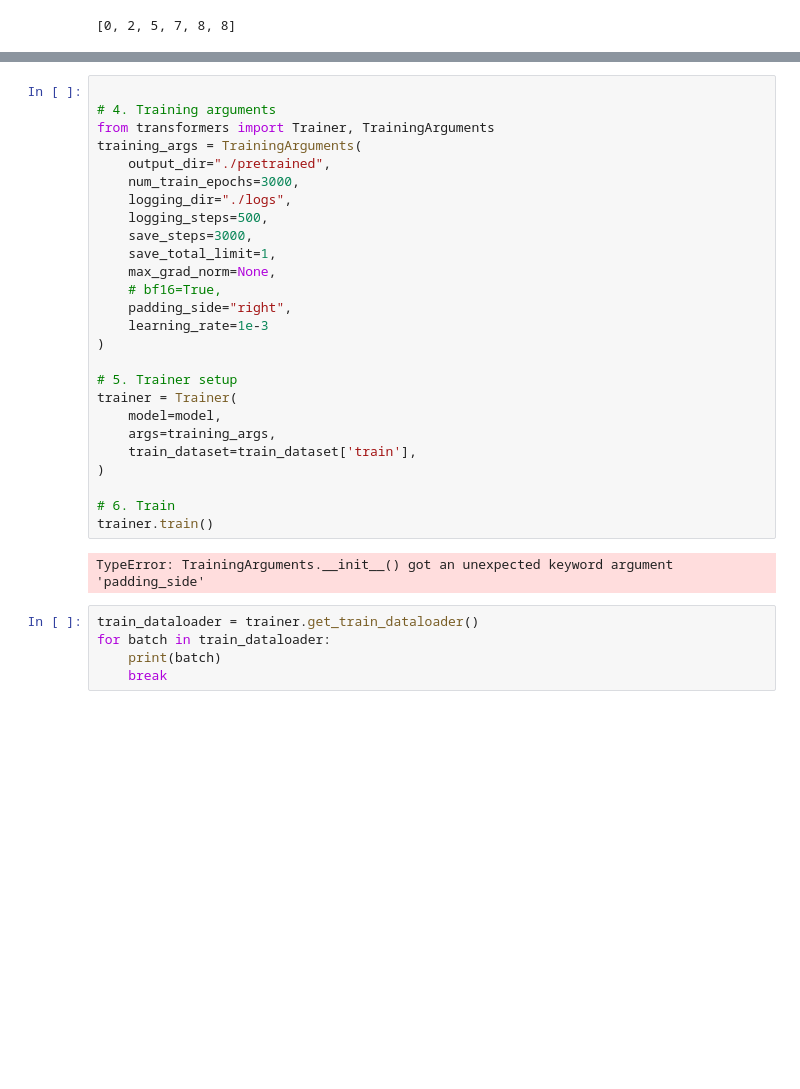
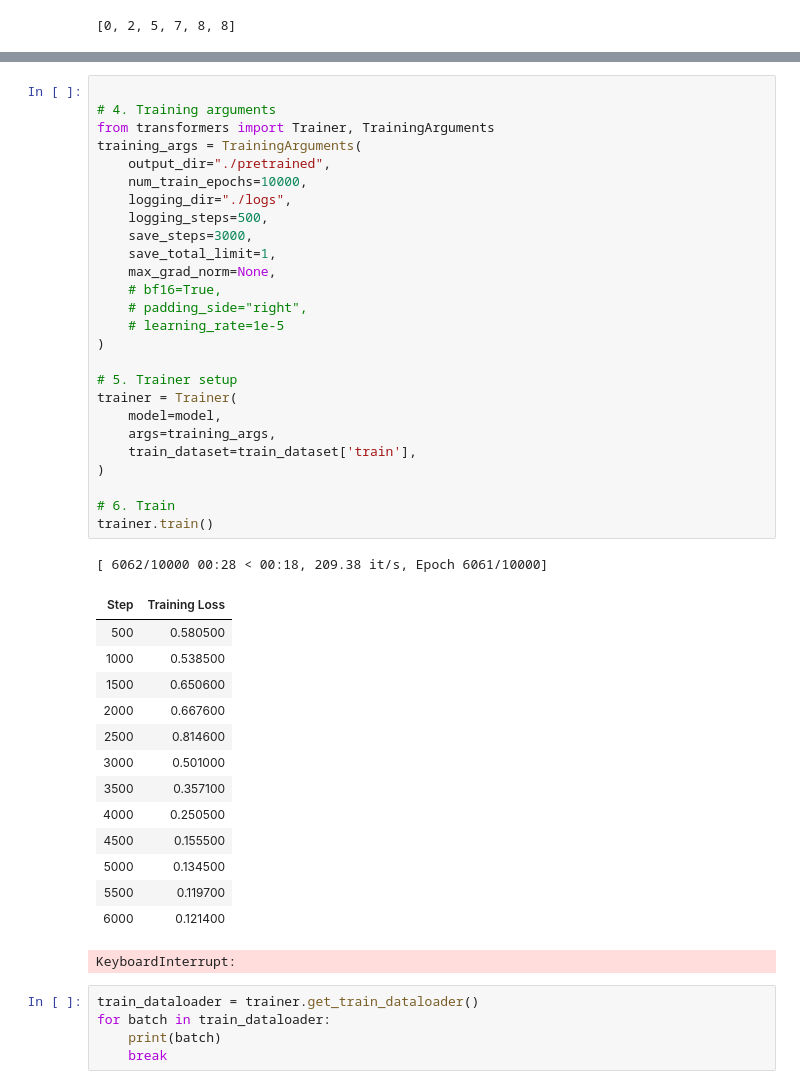
Before and after one commit to alexhuo2020/simpleLLM, a Jupyter notebook: huggingface/train.ipynb, the cells around one changed output, grey strips where cells are left out. Drawn from its saved outputs; the diff is of its cells as text; blank space fills up the shorter version.

```diff
--- a/huggingface/train.ipynb
+++ b/huggingface/train.ipynb
@@ -262,31 +262,45 @@ True
 # %%
 
 # 4. Training arguments
 from transformers import Trainer, TrainingArguments
 training_args = TrainingArguments(
     output_dir="./pretrained",
-    num_train_epochs=3000,
+    num_train_epochs=10000,
     logging_dir="./logs",
     logging_steps=500,
     save_steps=3000,
     save_total_limit=1,
     max_grad_norm=None,
     # bf16=True,
-    padding_side="right",
-    learning_rate=1e-3
+    # padding_side="right",
+    # learning_rate=1e-5
 )
 
 # 5. Trainer setup
 trainer = Trainer(
     model=model,
     args=training_args,
     train_dataset=train_dataset['train'],
 )
 
 # 6. Train
 trainer.train()
 # %% [output]
-TypeError: TrainingArguments.__init__() got an unexpected keyword argument 'padding_side'
+[ 6062/10000 00:28 < 00:18, 209.38 it/s, Epoch 6061/10000]
+| Step | Training Loss |
+| 500 | 0.580500 |
+| 1000 | 0.538500 |
+| 1500 | 0.650600 |
+| 2000 | 0.667600 |
+| 2500 | 0.814600 |
+| 3000 | 0.501000 |
+| 3500 | 0.357100 |
+| 4000 | 0.250500 |
+| 4500 | 0.155500 |
+| 5000 | 0.134500 |
+| 5500 | 0.119700 |
+| 6000 | 0.121400 |
+KeyboardInterrupt:
 # %%
 train_dataloader = trainer.get_train_dataloader()
 for batch in train_dataloader:
```
Also changed, not shown: parts of 10 cells of this notebook, 2 other files.
